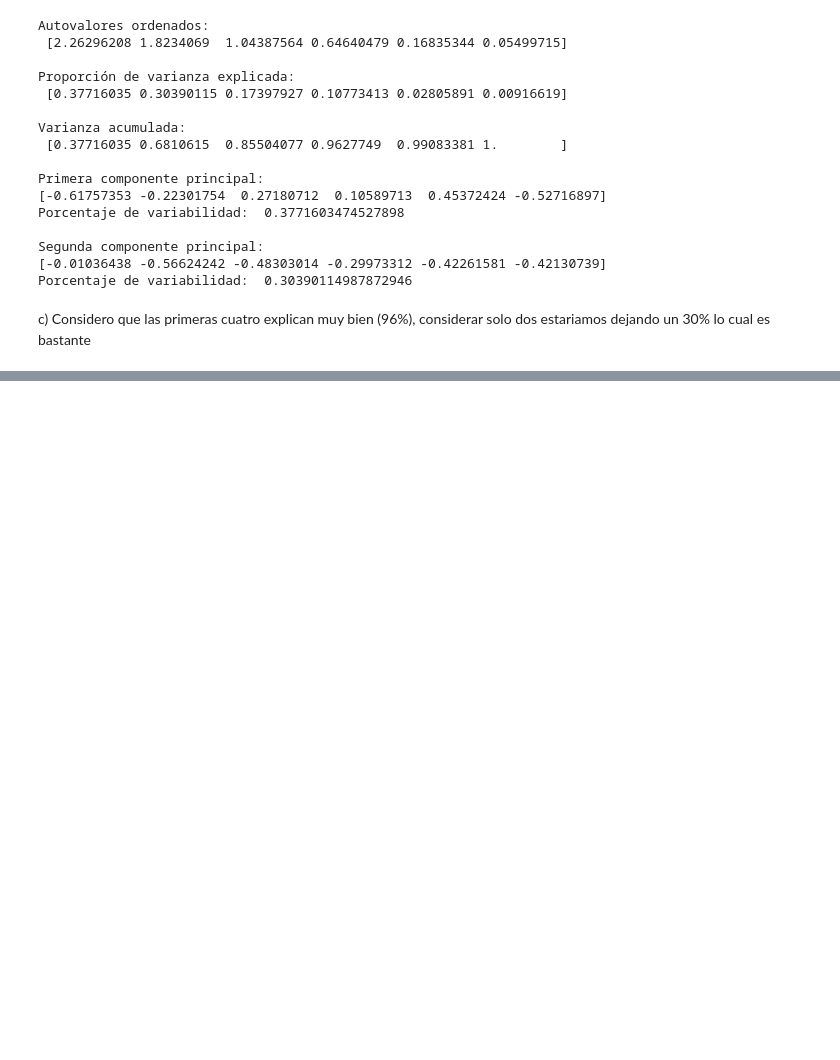
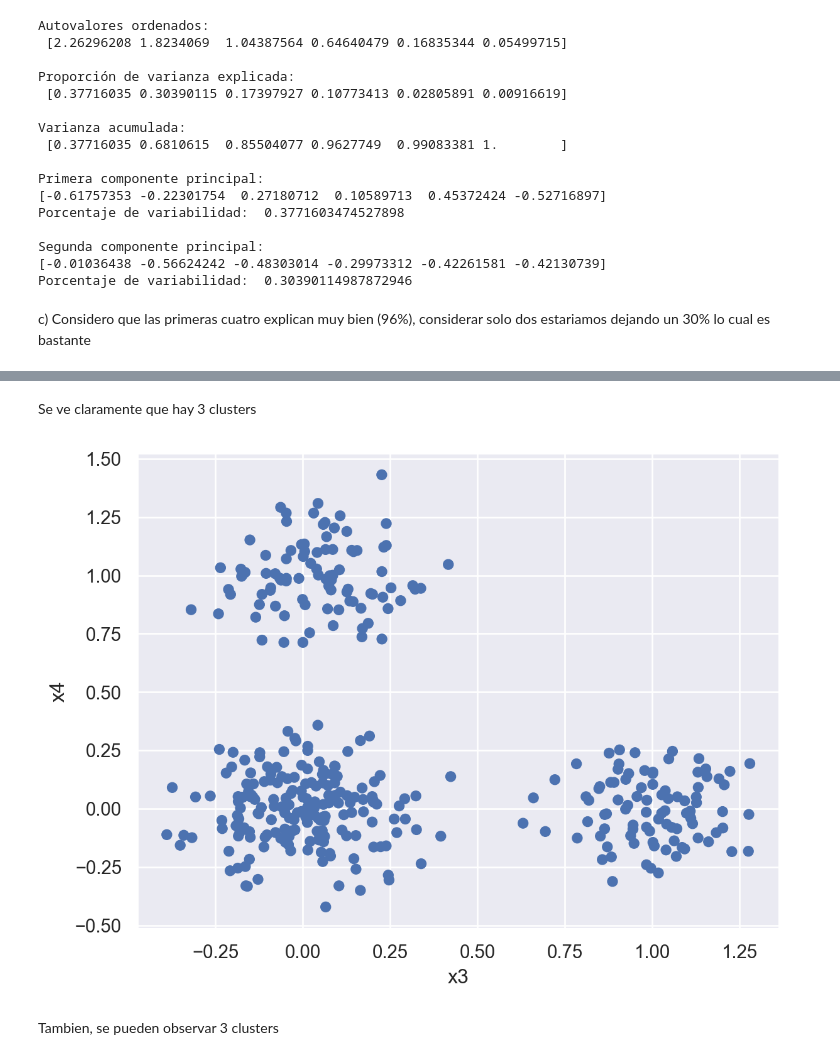
Before and after one commit to Gabrielnm7/Laboratorio-de-Datos1C24, a Jupyter notebook: Practicas/practica8.ipynb, the cells around one changed output, grey strips where cells are left out. Saved outputs shown, nothing was run; the diff lists cells and outputs as text; code cells hidden in the pictures; blank space fills up the shorter version.

```diff
--- a/Practicas/practica8.ipynb
+++ b/Practicas/practica8.ipynb
@@ -502,0 +663,12 @@ c) Considero que las primeras cuatro explican muy bien (96%), considerar solo do
+# %% [markdown]
+Se ve claramente que hay 3 clusters
+# %%
+# b) Ahora graficamos x3 vs x4
+(
+    so.Plot(data=calidad, x="x3", y="x4")
+    .add(so.Dot())
+)
+# %% [output]
+[figure, added]
+# %% [markdown]
+Tambien, se pueden observar 3 clusters
```
Also changed, not shown: parts of 28 cells of this notebook.
